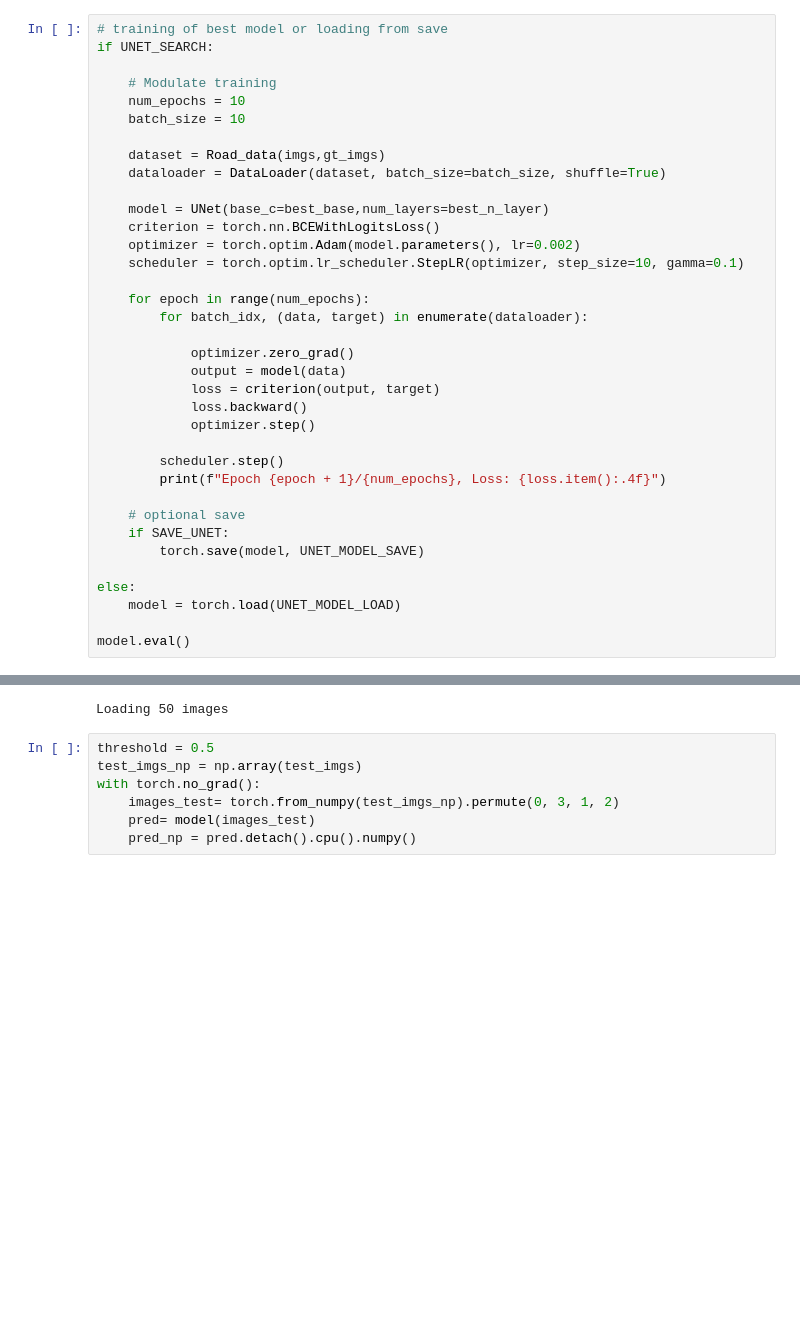
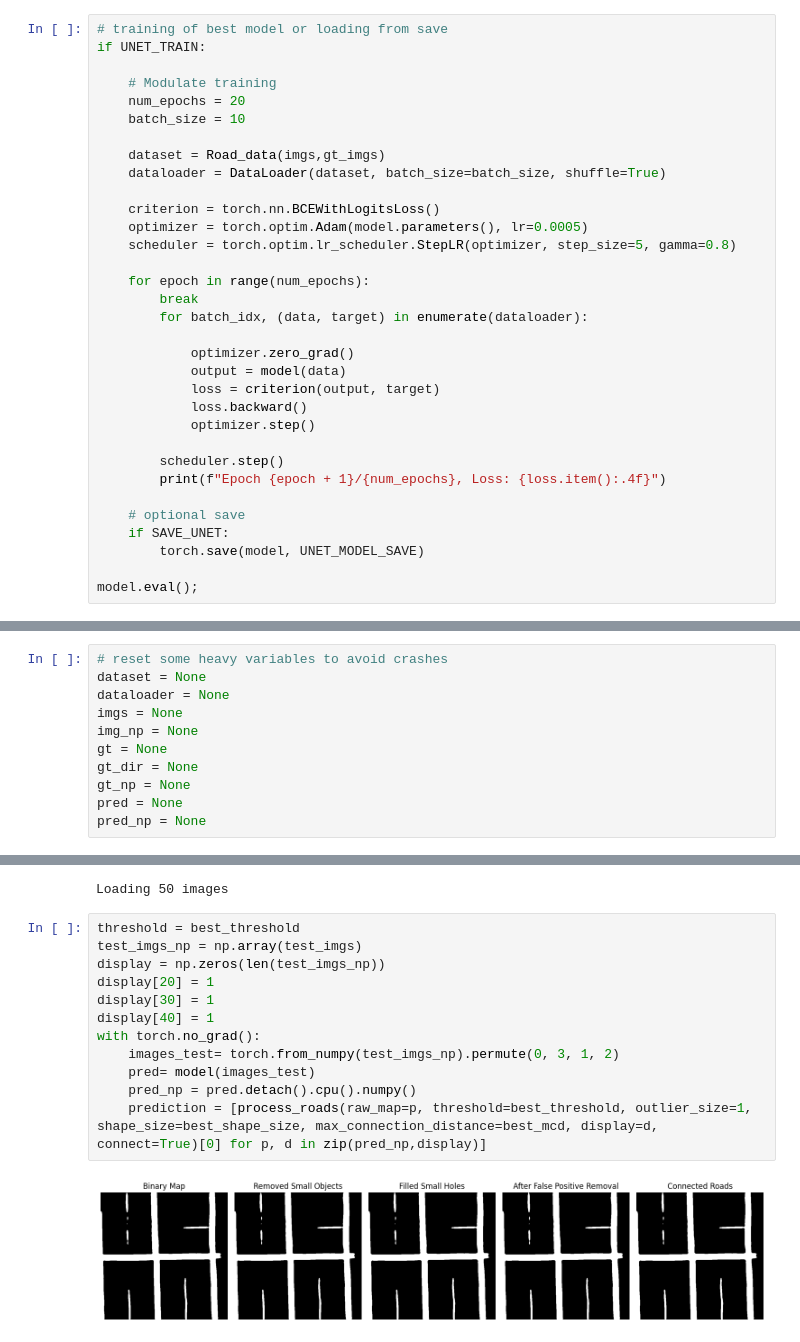
Before and after one commit to CS-433/ml-project-2-notaname_p2, a Jupyter notebook: UNet_pred.ipynb, the cells around one changed output, grey strips where cells are left out. Drawn from its saved outputs; the diff is of its cells as text; blank space fills up the shorter version.

```diff
--- a/UNet_pred.ipynb
+++ b/UNet_pred.ipynb
@@ -99,20 +104,20 @@ print (best_base, best_n_layer)
 # %%
 # training of best model or loading from save
-if UNET_SEARCH:
+if UNET_TRAIN:
 
     # Modulate training
-    num_epochs = 10
+    num_epochs = 20
     batch_size = 10
 
     dataset = Road_data(imgs,gt_imgs)
     dataloader = DataLoader(dataset, batch_size=batch_size, shuffle=True)
 
-    model = UNet(base_c=best_base,num_layers=best_n_layer)
     criterion = torch.nn.BCEWithLogitsLoss()
-    optimizer = torch.optim.Adam(model.parameters(), lr=0.002)
-    scheduler = torch.optim.lr_scheduler.StepLR(optimizer, step_size=10, gamma=0.1)
+    optimizer = torch.optim.Adam(model.parameters(), lr=0.0005)
+    scheduler = torch.optim.lr_scheduler.StepLR(optimizer, step_size=5, gamma=0.8)
 
     for epoch in range(num_epochs):
+        break
         for batch_idx, (data, target) in enumerate(dataloader):
 
             optimizer.zero_grad()
@@ -128,7 +133,4 @@ if UNET_SEARCH:
     if SAVE_UNET:
         torch.save(model, UNET_MODEL_SAVE)
 
-else:
-    model = torch.load(UNET_MODEL_LOAD)
-
-model.eval()
+model.eval();
@@ -367,3 +287,14 @@ Epoch 1/10, Loss: 0.7677'''
+# %%
+# reset some heavy variables to avoid crashes
+dataset = None
+dataloader = None
+imgs = None
+img_np = None
+gt = None
+gt_dir = None
+gt_np = None
+pred = None
+pred_np = None
 # %%
 import os
 import re
@@ -404,9 +335,16 @@ for folder in test_folders:
 # %% [output]
 Loading 50 images
 # %%
-threshold = 0.5
+threshold = best_threshold
 test_imgs_np = np.array(test_imgs)
+display = np.zeros(len(test_imgs_np))
+display[20] = 1
+display[30] = 1
+display[40] = 1
 with torch.no_grad():
     images_test= torch.from_numpy(test_imgs_np).permute(0, 3, 1, 2)
     pred= model(images_test)
     pred_np = pred.detach().cpu().numpy()
+    prediction = [process_roads(raw_map=p, threshold=best_threshold, outlier_size=1, shape_size=best_shape_size, max_connection_distance=best_mcd, display=d, connect=True)[0] for p, d in zip(pred_np,display)]
+# %% [output]
+[figure, added]
```
Also changed, not shown: parts of 13 cells of this notebook, 2 other files.
